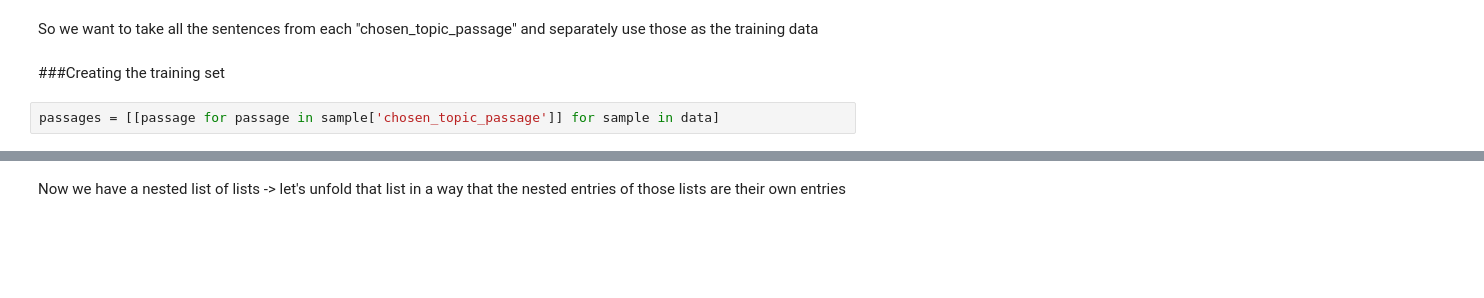
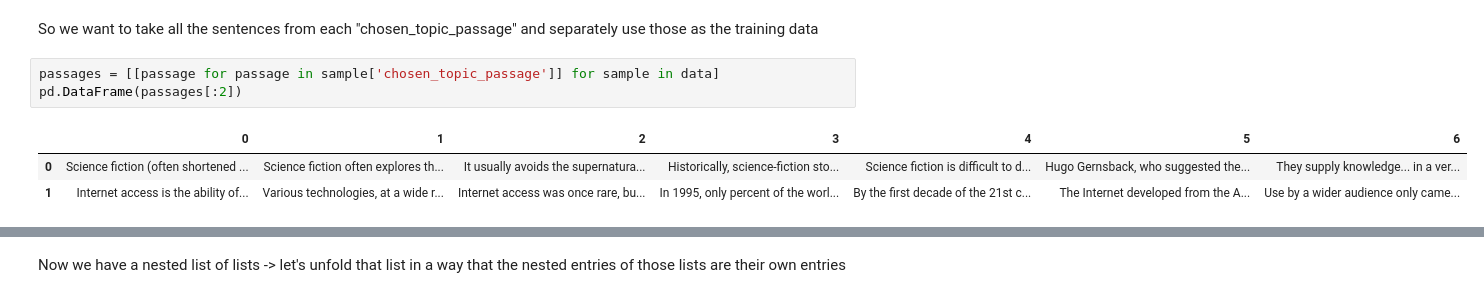
Before and after one commit to adamzki99/nlp-zlatan, a Jupyter notebook: nlp_zlatan.ipynb, the cells around one changed output, grey strips where cells are left out. Drawn from its saved outputs; the diff is of its cells as text; blank space fills up the shorter version.

```diff
--- a/nlp_zlatan.ipynb
+++ b/nlp_zlatan.ipynb
@@ -332,6 +248,9 @@ data[0]["chosen_topic_passage"]
 # %% [markdown]
 So we want to take all the sentences from each "chosen_topic_passage" and separately use those as the training data
-# %% [markdown]
-###Creating the training set
 # %%
 passages = [[passage for passage in sample['chosen_topic_passage']] for sample in data]
+pd.DataFrame(passages[:2])
+# %% [output]
+|  | 0 | 1 | 2 | 3 | 4 | 5 | 6 |
+| 0 | Science fiction (often shortened ... | Science fiction often explores th... | It usually avoids the supernatura... | Historically, science-fiction sto... | Science fiction is difficult to d... | Hugo Gernsback, who suggested the... | They supply knowledge... in a ver... |
+| 1 | Internet access is the ability of... | Various technologies, at a wide r... | Internet access was once rare, bu... | In 1995, only percent of the worl... | By the first decade of the 21st c... | The Internet developed from the A... | Use by a wider audience only came... |
```
Also changed, not shown: parts of 97 cells of this notebook.
